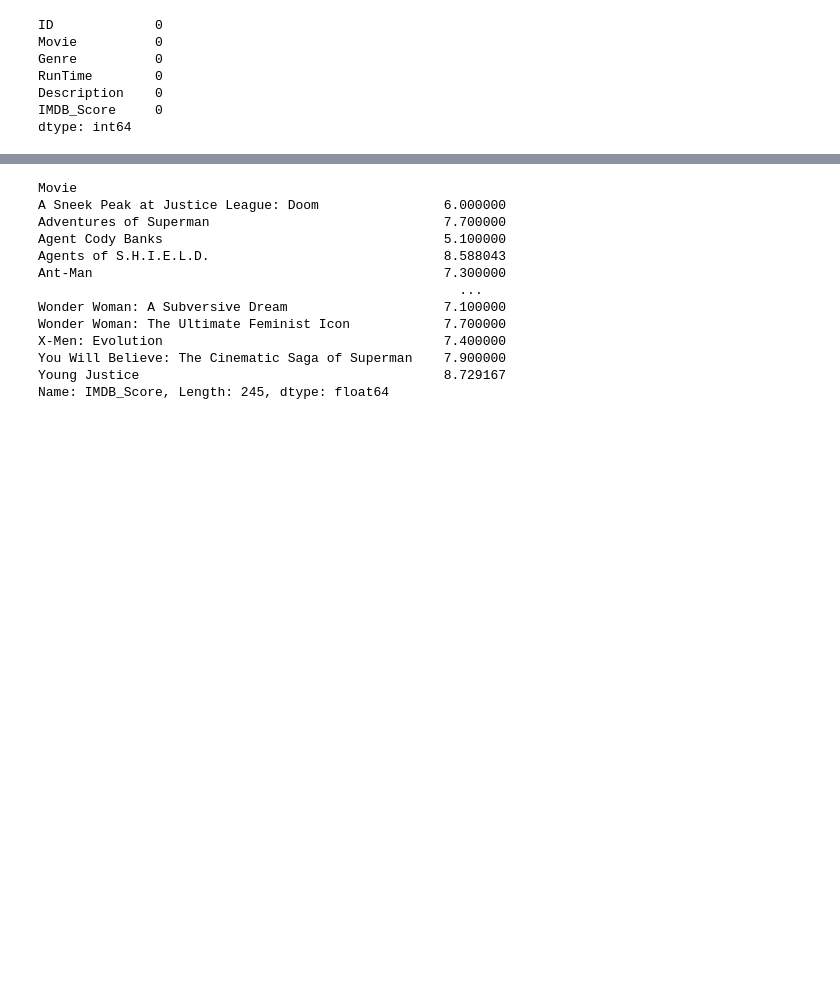
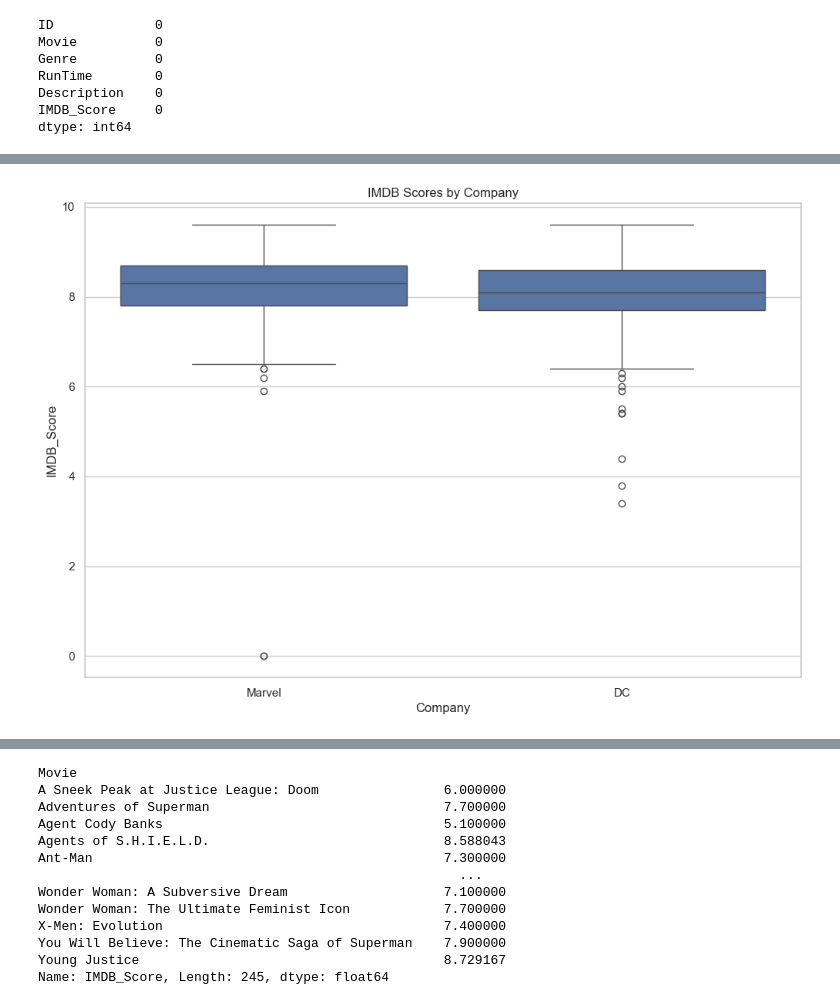
Before and after one commit to karl21-02/netflix_data_analysis, a Jupyter notebook: MarvelDc.ipynb, the cells around one changed output, grey strips where cells are left out. Cells and saved outputs as stored; diff of their text form; code cells hidden in the pictures; blank space fills up the shorter version.

```diff
--- a/MarvelDc.ipynb
+++ b/MarvelDc.ipynb
@@ -127,0 +140,13 @@ df.head()
+# %%
+import seaborn as sns
+from matplotlib import pyplot as plt
+from mpl_toolkits.mplot3d import proj3d
+from mpl_toolkits.mplot3d import Axes3D
+
+# 회사별 IMDB 점수 분포
+plt.figure(figsize=(12, 8))
+sns.boxplot(x='Company', y='IMDB_Score', data=df)
+plt.title('IMDB Scores by Company')
+plt.show()
+# %% [output]
+[figure, added]
```
Also changed, not shown: parts of 12 cells of this notebook.
